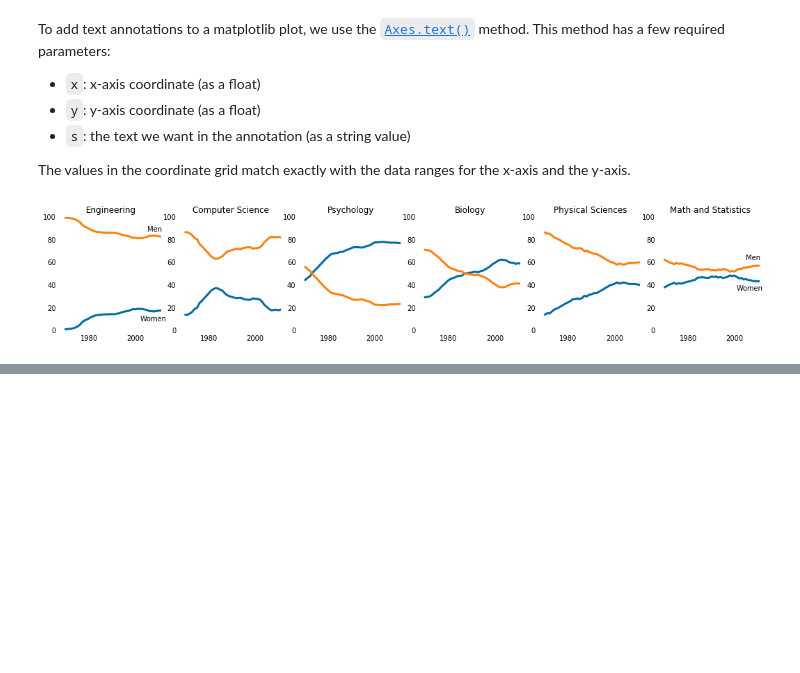
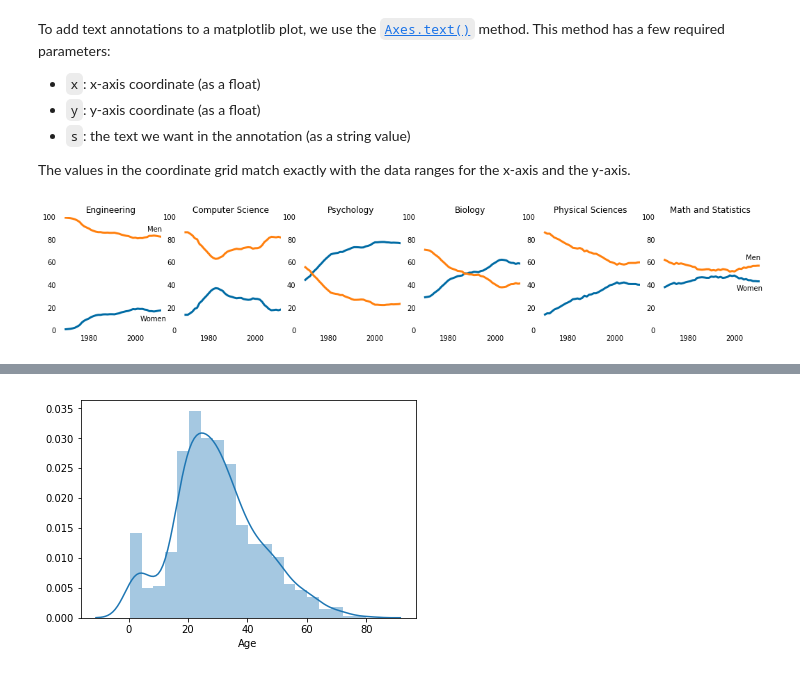
Before and after one commit to LZNEWT00Z/conspectuses, a Jupyter notebook: dataquest/DataVizStry.ipynb, the cells around one changed output, grey strips where cells are left out. Cells and saved outputs as stored; diff of their text form; code cells hidden in the pictures; blank space fills up the shorter version.

```diff
--- a/dataquest/DataVizStry.ipynb
+++ b/dataquest/DataVizStry.ipynb
@@ -257,0 +340,5 @@ Now it looks way much better!
+# %%
+sns.distplot(titanic["Age"])
+plt.show()
+# %% [output]
+[figure, added]
```
Also changed, not shown: parts of 67 cells of this notebook.
